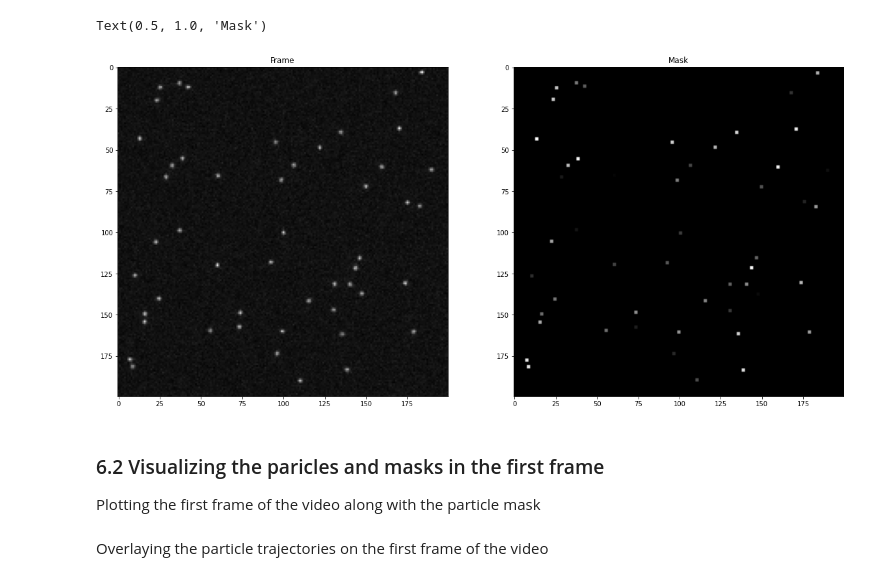
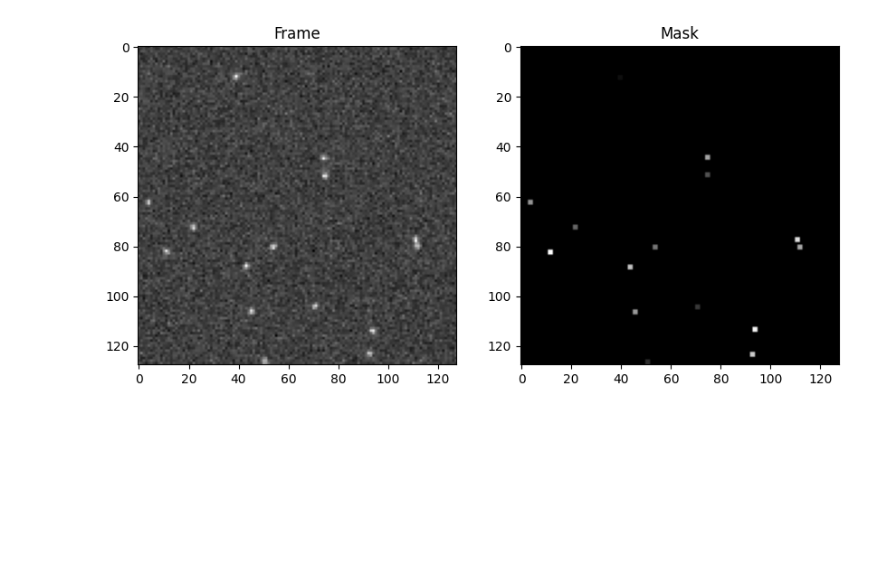
Before and after one commit to AnDiChallenge/andi_datasets, a Jupyter notebook: source_nbs/tutorials/creating_videos_phenom.ipynb, the cells around one changed output. Cells and saved outputs as stored; diff of their text form; code cells hidden in the pictures; blank space fills up the shorter version.

```diff
--- a/source_nbs/tutorials/creating_videos_phenom.ipynb
+++ b/source_nbs/tutorials/creating_videos_phenom.ipynb
@@ -0,0 +20,16 @@
+# %%
+T = 50 # number of time steps (frames)
+N = 50 # number of particles (trajectories)
+L = 1.5 * 128 # length of the box (pixels) -> extending fov by 1.5 times
+D = 0.1 # diffusion coefficient (pixels^2/frame)
+# %%
+trajs, labels = models_phenom().dimerization(
+    N=N,
+    L=L,
+    T=T,
+    alphas=[1.2, 0.7],
+    Ds=[10 * D, 0.1 * D],
+    r=1,  # radius of the particles
+    Pb=1,  # binding probability
+    Pu=0,  # unbinding probability
+)
@@ -138,14 +134,14 @@ plt.show()
+# %%
+video, masks = transform_to_video(
+    trajs,
+    with_masks=True
+)
 # %%
-fig, (ax0, ax1) = plt.subplots(ncols=2, figsize=(20, 10))
+fig, (ax0, ax1) = plt.subplots(ncols=2, figsize=(10, 5))
 ax0.imshow(video[0], cmap="gray")
 ax0.set_title("Frame")
 ax1.imshow(masks[0], cmap="gray")
 ax1.set_title("Mask")
+plt.show()
 # %% [output]
-Text(0.5, 1.0, 'Mask')
-[figure, old version]
+[figure, new version]
-# %% [markdown]
-### 6.2 Visualizing the paricles and masks in the first frame
-Plotting the first frame of the video along with the particle mask
-# %% [markdown]
-Overlaying the particle trajectories on the first frame of the video
```
Also changed, not shown: parts of 55 cells of this notebook.
